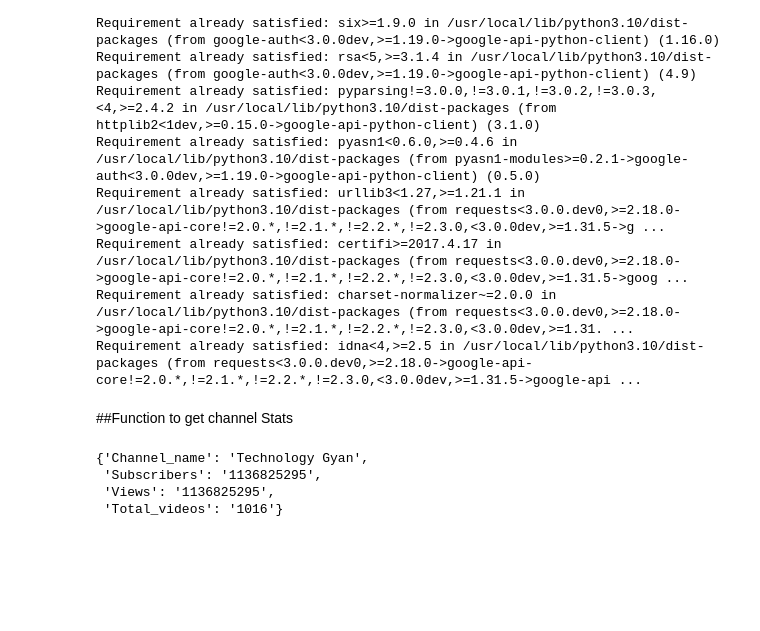
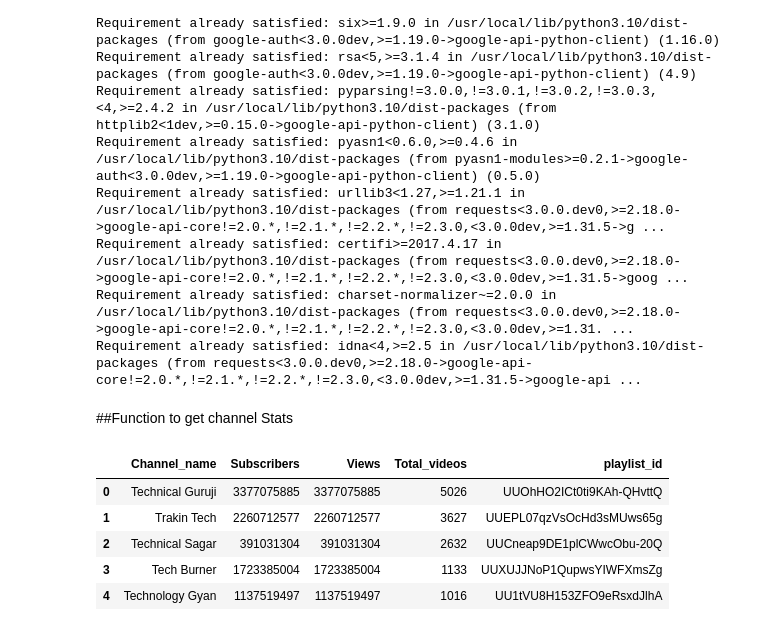
Before and after one commit to itsBaivab/AI-ML_Project-, a Jupyter notebook: Youtube_comment_Sentiment_analysis.ipynb, the cells around one changed output. Saved outputs shown, nothing was run; the diff lists cells and outputs as text; code cells hidden in the pictures; blank space fills up the shorter version.

```diff
--- a/Youtube_comment_Sentiment_analysis.ipynb
+++ b/Youtube_comment_Sentiment_analysis.ipynb
@@ -54,7 +55,0 @@ def get_channel_stats(youtube, channel_ids):
-# %%
-get_channel_stats(youtube, channel_id)
-# %% [output]
-{'Channel_name': 'Technology Gyan',
- 'Subscribers': '1136825295',
- 'Views': '1136825295',
- 'Total_videos': '1016'}
@@ -60,0 +60,9 @@ get_channel_stats(youtube, channel_id)
+# %%
+channel_data
+# %% [output]
+|  | Channel_name | Subscribers | Views | Total_videos | playlist_id |
+| 0 | Technical Guruji | 3377075885 | 3377075885 | 5026 | UUOhHO2ICt0ti9KAh-QHvttQ |
+| 1 | Trakin Tech | 2260712577 | 2260712577 | 3627 | UUEPL07qzVsOcHd3sMUws65g |
+| 2 | Technical Sagar | 391031304 | 391031304 | 2632 | UUCneap9DE1plCWwcObu-20Q |
+| 3 | Tech Burner | 1723385004 | 1723385004 | 1133 | UUXUJJNoP1QupwsYIWFXmsZg |
+| 4 | Technology Gyan | 1137519497 | 1137519497 | 1016 | UU1tVU8H153ZFO9eRsxdJlhA |
```
Also changed, not shown: parts of 18 cells of this notebook.
